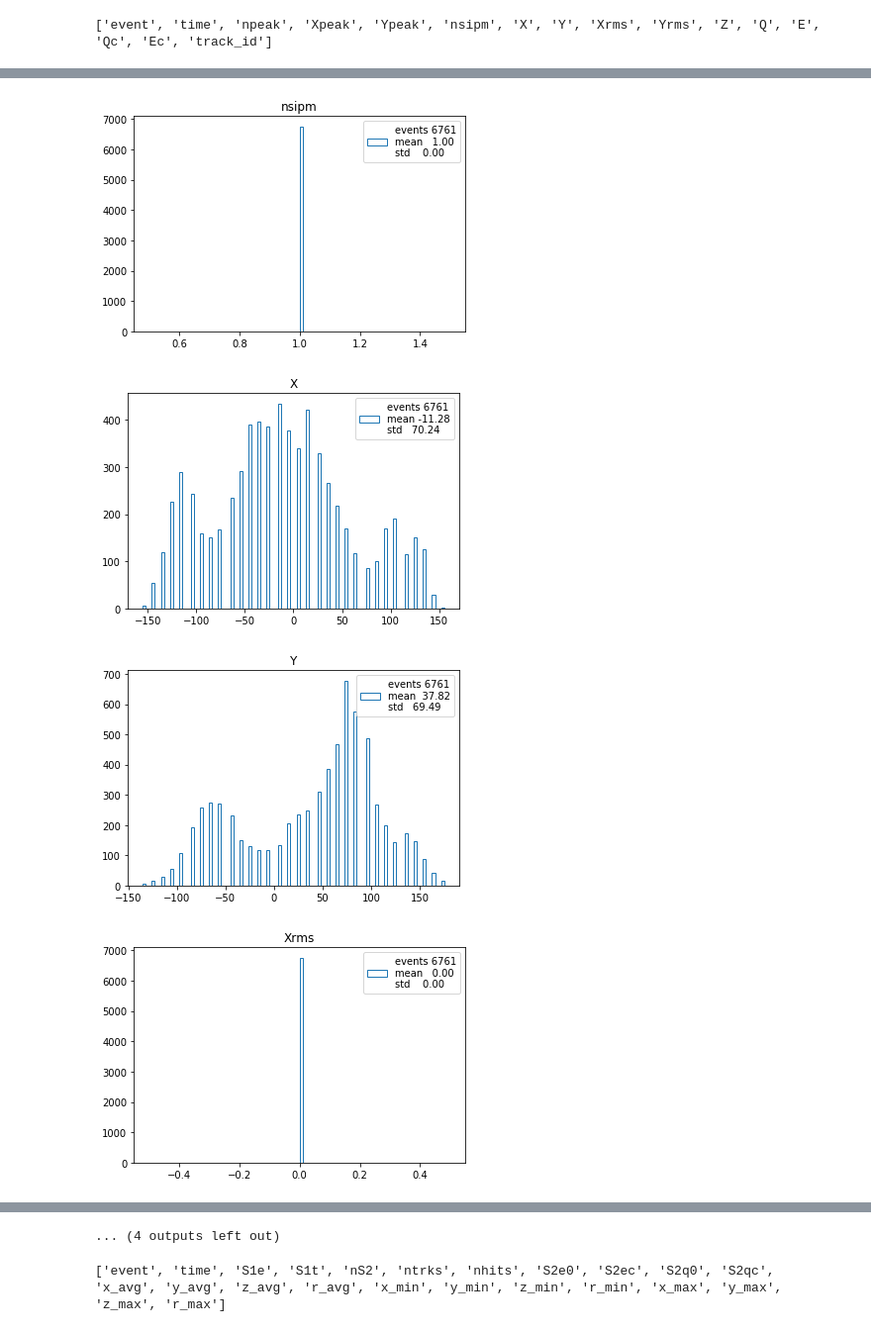
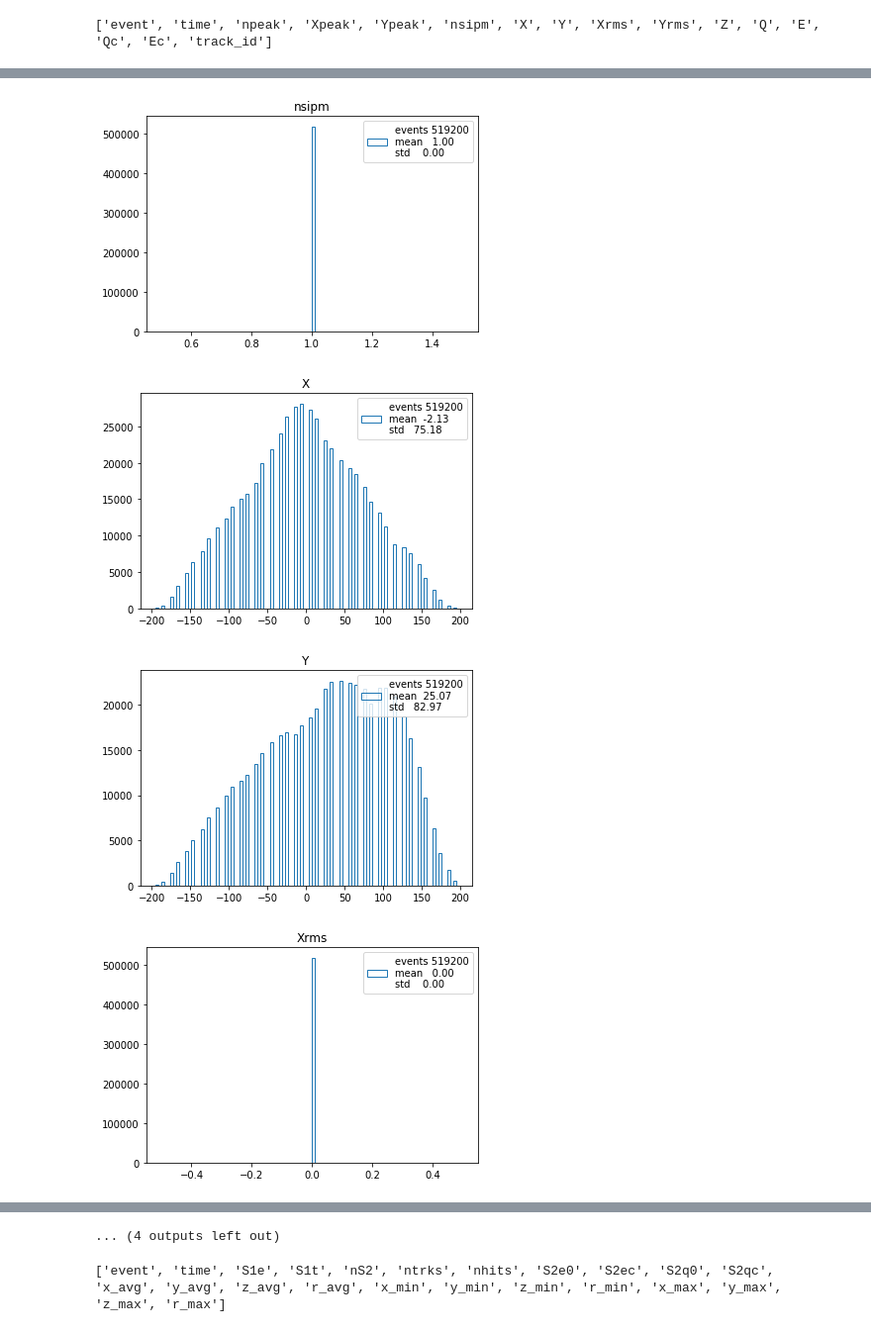
Before and after one commit to jahernando/ICAROSNB, a Jupyter notebook: JAH/esmes/esmeralda_complete_inspection.ipynb, the cells around one changed output, grey strips where cells are left out. Shown at 99% size. Saved outputs shown, nothing was run; the diff lists cells and outputs as text; code cells hidden in the pictures.

```diff
--- a/JAH/esmes/esmeralda_complete_inspection.ipynb
+++ b/JAH/esmes/esmeralda_complete_inspection.ipynb
@@ -20,7 +22,8 @@ to_df = pd.DataFrame.from_records
 
 run_number = 7430
 idatadir   = f"/home/hernando/ICAROSNB/JAH/esmes"
-ifile      = f"/esmeralda_{run_number}_dspsel_v0.h5"
+idatadir   = f"/Users/hernando/investigacion/NEXT/work/ICAROSNB/JAH/esmes"
+ifile      = f"/esmeralda_{run_number}_dspsel_script.h5"
 # %%
 f = tb.open_file(idatadir + ifile, 'r')
 print(f)
@@ -123,5 +128,5 @@ print(labels)
 ['event', 'time', 'npeak', 'Xpeak', 'Ypeak', 'nsipm', 'X', 'Y', 'Xrms', 'Yrms', 'Z', 'Q', 'E', 'Qc', 'Ec', 'track_id']
 # %%
 for label in labels:
-    hist(df[label], title = label)
+    ut.hist(df[label], title = label)
 # %% [output]
@@ -133,4 +138,4 @@ for label in labels:
-[figure, old version]
+[figure, new version]
-[figure, old version]
+[figure, new version]
-[figure, old version]
+[figure, new version]
-[figure, old version]
+[figure, new version]
```
Also changed, not shown: parts of 8 cells of this notebook.
